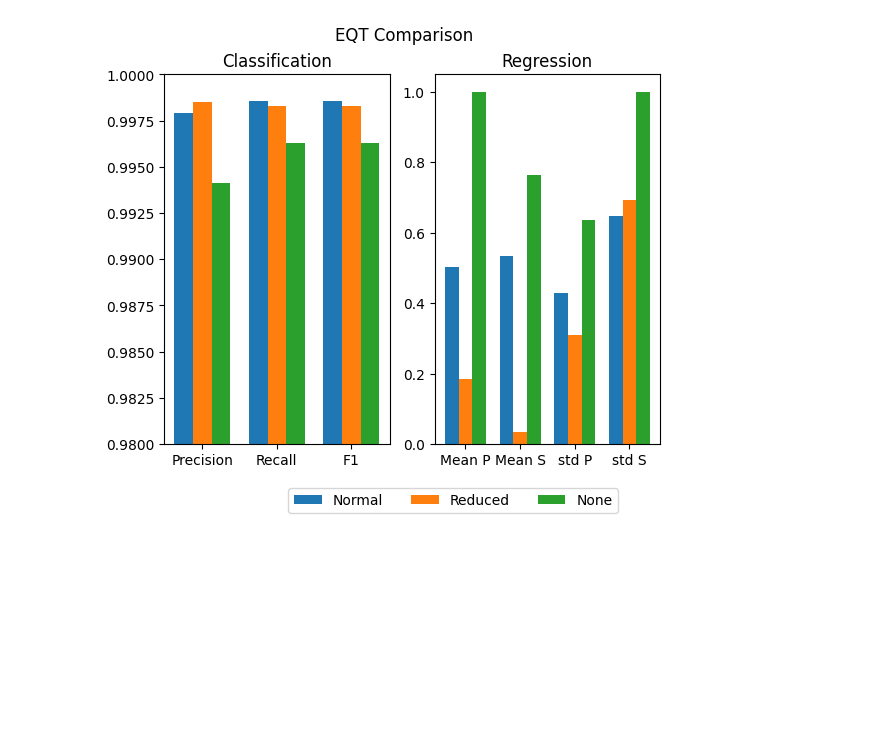
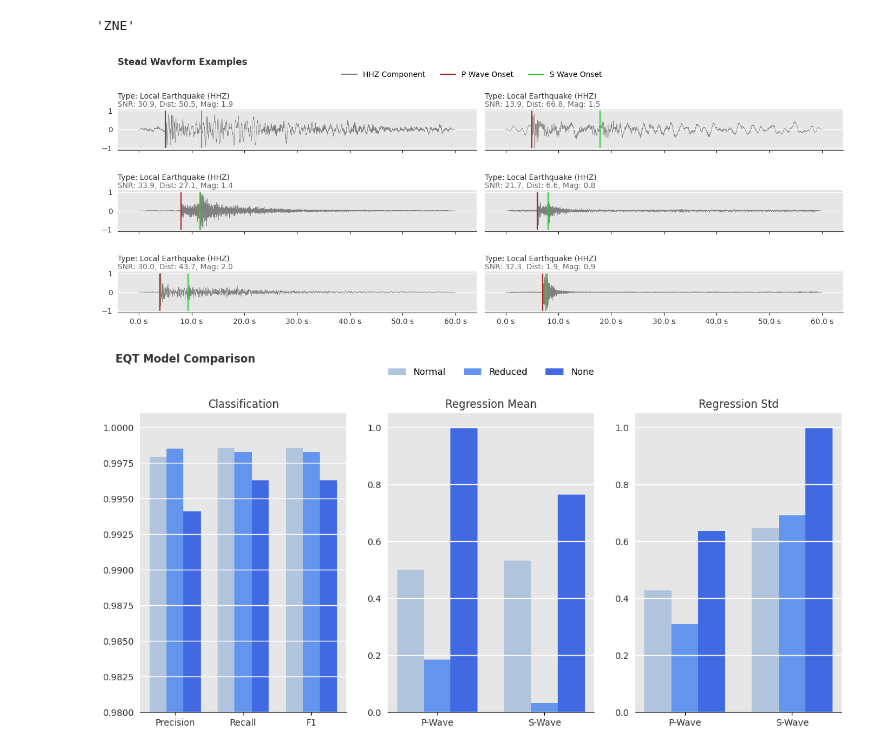
Before and after one commit to ib31iat/earthquake-monitoring, a Jupyter notebook: code/notebooks/try_visualisations.ipynb, the cells around one changed output. Drawn from its saved outputs; the diff is of its cells as text; code cells hidden in the pictures; blank space fills up the shorter version.

Commit message:
Add visualization notebook

```diff
--- a/code/notebooks/try_visualisations.ipynb
+++ b/code/notebooks/try_visualisations.ipynb
@@ -5,6 +5,7 @@ os.chdir("../") # This is necessary to find utils module
 import importlib
 import matplotlib.pyplot as plt
 import pickle
+from seisbench.data import WaveformDataset
 
 import utils.visualisations as vis
 
@@ -14,5 +15,14 @@ with open("../results/evaluation/metrics/eqt_metrics_no_res_lstm.pickle", "rb")
 with open("../results/evaluation/metrics/eqt_metrics_reduced_encoder.pickle", "rb") as f:
     metrics_reduced = pickle.load(f)
 
-with open("../results/evaluation/metrics/eqt_metrics.pickle", "rb") as f:
+with open("../results/evaluation/metrics_dropout/EQTransformer_metrics.pickle", "rb") as f:
     metrics_normal = pickle.load(f)
+
+with open("../results/evaluation/metrics_dropout/EQTransformer_snr.pickle", "rb") as f:
+    metrics_snr = pickle.load(f)
+
+with open("../results/evaluation/metrics_dropout/EQTransformer_pred.pickle", "rb") as f:
+    metrics_pred = pickle.load(f)
+
+with open("../results/evaluation/metrics_dropout/EQTransformer_true.pickle", "rb") as f:
+    metrics_true = pickle.load(f)
@@ -27,8 +77,14 @@ importlib.reload(vis)
+# %%
+data.get_sample(1231231)[1]['trace_component_order']
+# %% [output]
+'ZNE'
+# %%
+importlib.reload(vis)
+vis.plot_waveforms(data, nrows=3, ncols=2);
+# %% [output]
+[figure, added]
 # %%
-fig, axs = plt.subplots(1, 2)
-
-fig.suptitle('EQT Comparison')
-
-vis.model_comparison({'Normal': metrics_normal, 'Reduced': metrics_reduced, 'None': metrics_none}, axs=axs)
+importlib.reload(vis)
+vis.model_comparison({'Normal': metrics_normal, 'Reduced': metrics_reduced, 'None': metrics_none});
 # %% [output]
-[figure, old version]
+[figure, new version]
```
Also changed, not shown: parts of 8 cells of this notebook.
